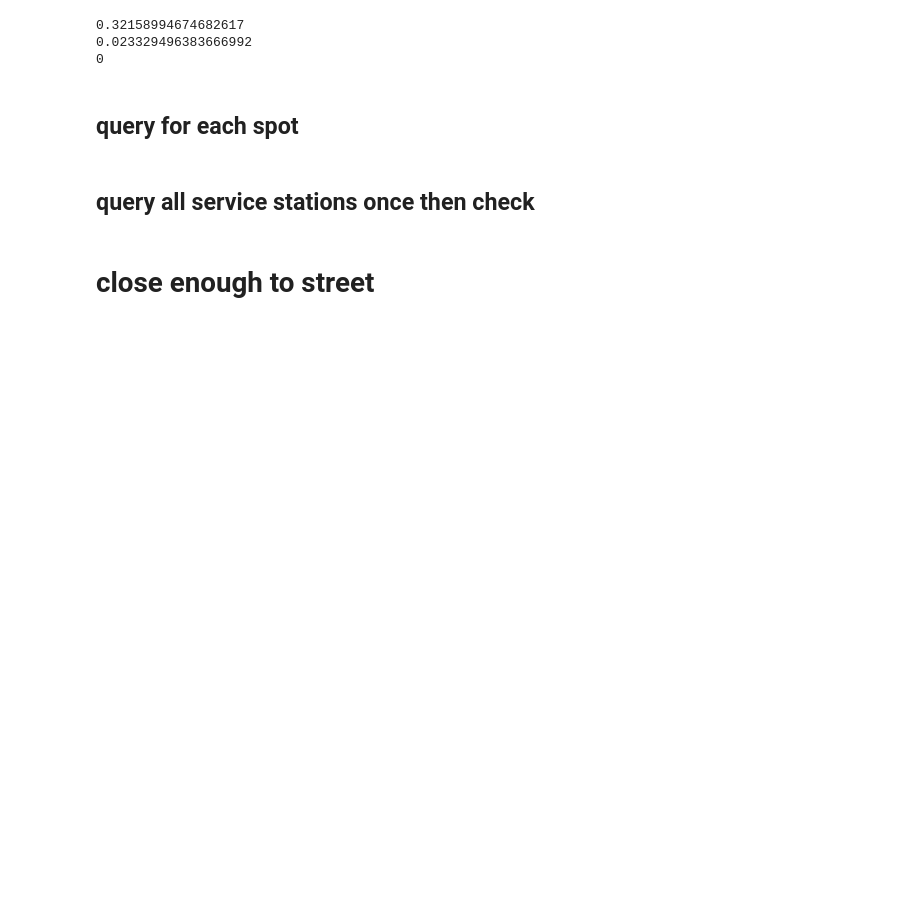
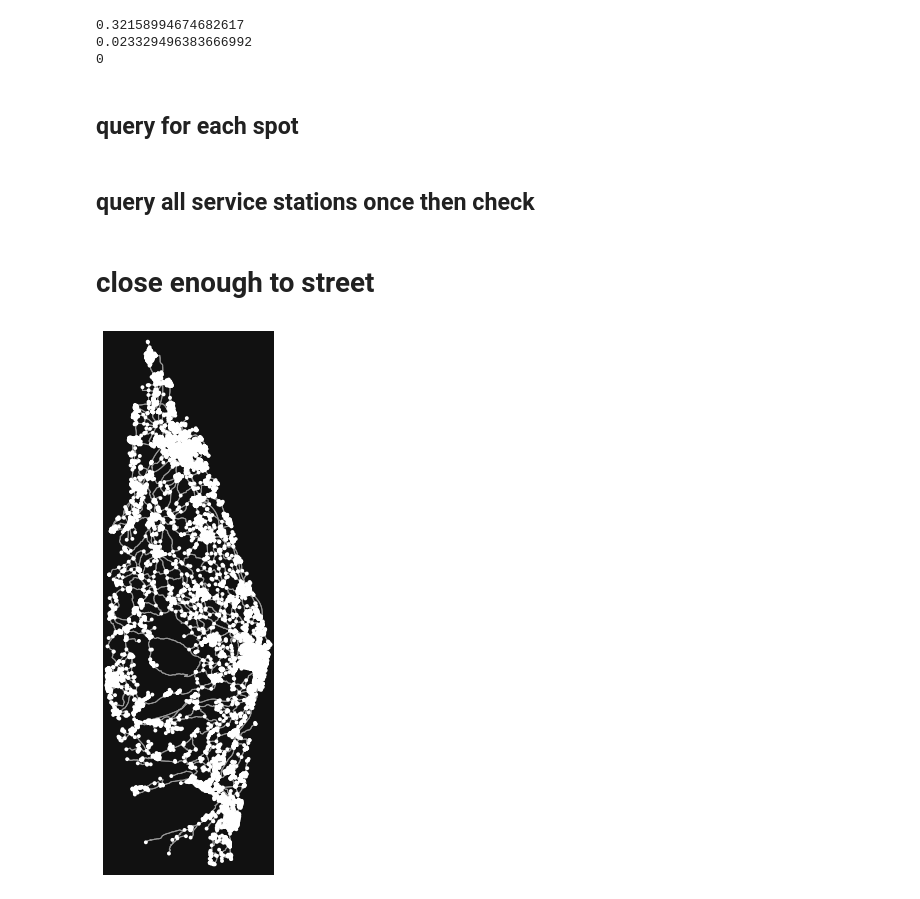
Before and after one commit to Hitchwiki/hitchmap-data, a Jupyter notebook: cleaning.ipynb, the cells around one changed output. Drawn from its saved outputs; the diff is of its cells as text; code cells hidden in the pictures; blank space fills up the shorter version.

```diff
--- a/cleaning.ipynb
+++ b/cleaning.ipynb
@@ -337,7 +326,7 @@ close.to_csv('close_17meters_germany.csv', index=True)
 # %%
 # TESTED FOR PARKING ... RUNS QUITE FAST IN COMPARISON TO OTHER APPROACHES
 
-places = gpd.GeoDataFrame(places, geometry=gpd.points_from_xy(places.lon, places.lat))
+places = gpd.GeoDataFrame(places, geometry=gpd.points_from_xy(places.lon, places.lat), crs='EPSG:4326')
 # %%
 places['cluster'] = clustering.labels_
 places['parking_id'] = None
@@ -614,0 +600,11 @@ fig, ax = osmnx.plot_graph(Network, figsize=(100,100))
+# %%
+places.to_crs(epsg=4326, inplace=True)
+current_cluster = places.loc[places.cluster == 0]
+polys = MultiPolygon(current_cluster.geometry.to_list())
+current_region = polys.convex_hull
+
+Network = osmnx.graph_from_polygon(current_region, network_type='drive', retain_all=True, truncate_by_edge=True)
+Network = osmnx.project_graph(Network, to_crs='epsg:3857')
+fig, ax = osmnx.plot_graph(Network, figsize=(10,10))
+# %% [output]
+[figure, added]
```
Also changed, not shown: parts of 7 cells of this notebook, 2 other files.
